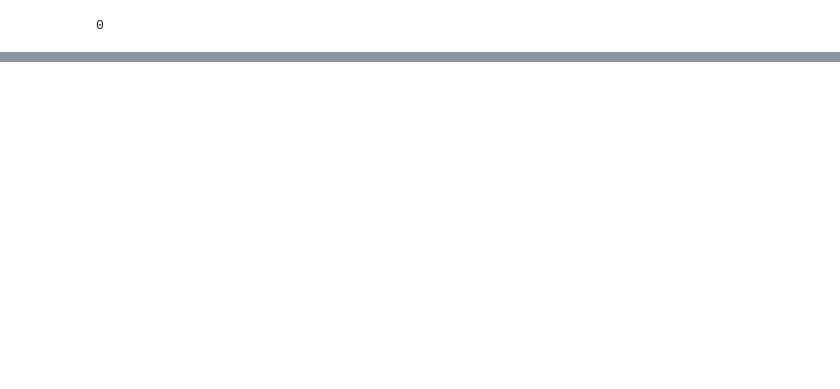
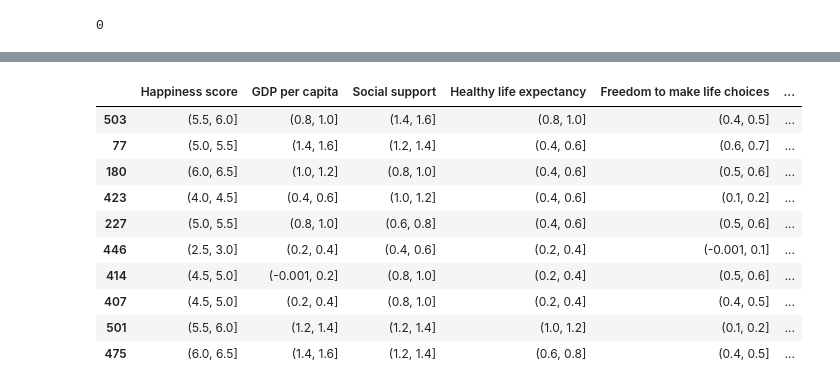
Before and after one commit to AlfonsoGhislieri/causal-learning, a Jupyter notebook: pre-processing.ipynb, the cells around one changed output, grey strips where cells are left out. Saved outputs shown, nothing was run; the diff lists cells and outputs as text; code cells hidden in the pictures; blank space fills up the shorter version.

```diff
--- a/pre-processing.ipynb
+++ b/pre-processing.ipynb
@@ -281,12 +266,22 @@ df.describe()
+# %%
+# Convert numeric explained by data into categorical
+
+# define the range of values
+bins = np.arange(0, 2.5, 0.2)
+
+# use pd.cut() to map the numerical values to the categorical values
+for col in df.columns:
+    if col not in ['Region', 'Happiness score', 'Freedom to make life choices', 'Generosity', 'Perceptions of corruption']:
+        df[col] = pd.cut(df[col], bins=bins, include_lowest=True)
 # %%
 # Convert numeric explained by data into categorical
 
 # define the range of values
-bins = np.arange(0, 1.9, 0.1)
+bins = np.arange(0, 1, 0.1)
 
 # use pd.cut() to map the numerical values to the categorical values
 for col in df.columns:
-    if col not in ['Regional indicator', 'Happiness score']:
+    if col in ['Freedom to make life choices', 'Generosity', 'Perceptions of corruption']:
         df[col] = pd.cut(df[col], bins=bins, include_lowest=True)
 # %%
 # Convert ladder score data into categorical
@@ -341,4 +320,18 @@ Perceptions of corruption       0
 dtype: int64
+# %%
+df.sample(10)
+# %% [output]
+|  | Happiness score | GDP per capita | Social support | Healthy life expectancy | Freedom to make life choices | ... |
+| 503 | (5.5, 6.0] | (0.8, 1.0] | (1.4, 1.6] | (0.8, 1.0] | (0.4, 0.5] | ... |
+| 77 | (5.0, 5.5] | (1.4, 1.6] | (1.2, 1.4] | (0.4, 0.6] | (0.6, 0.7] | ... |
+| 180 | (6.0, 6.5] | (1.0, 1.2] | (0.8, 1.0] | (0.4, 0.6] | (0.5, 0.6] | ... |
+| 423 | (4.0, 4.5] | (0.4, 0.6] | (1.0, 1.2] | (0.4, 0.6] | (0.1, 0.2] | ... |
+| 227 | (5.0, 5.5] | (0.8, 1.0] | (0.6, 0.8] | (0.4, 0.6] | (0.5, 0.6] | ... |
+| 446 | (2.5, 3.0] | (0.2, 0.4] | (0.4, 0.6] | (0.2, 0.4] | (-0.001, 0.1] | ... |
+| 414 | (4.5, 5.0] | (-0.001, 0.2] | (0.8, 1.0] | (0.2, 0.4] | (0.5, 0.6] | ... |
+| 407 | (4.5, 5.0] | (0.2, 0.4] | (0.8, 1.0] | (0.2, 0.4] | (0.4, 0.5] | ... |
+| 501 | (5.5, 6.0] | (1.2, 1.4] | (1.2, 1.4] | (1.0, 1.2] | (0.1, 0.2] | ... |
+| 475 | (6.0, 6.5] | (1.4, 1.6] | (1.2, 1.4] | (0.6, 0.8] | (0.4, 0.5] | ... |
 # %%
 # export pre-processed data to csv
 df.to_csv('PP-world-happiness.csv')
```
Also changed, not shown: parts of 19 cells of this notebook, 2 other files.
